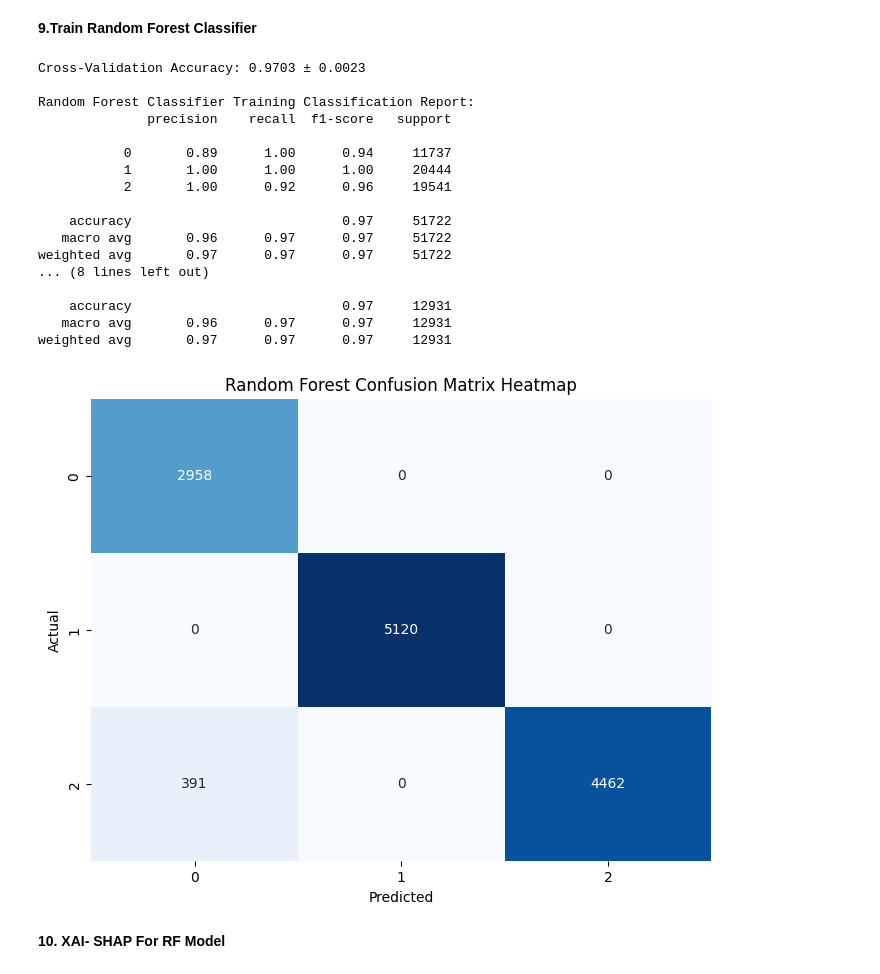
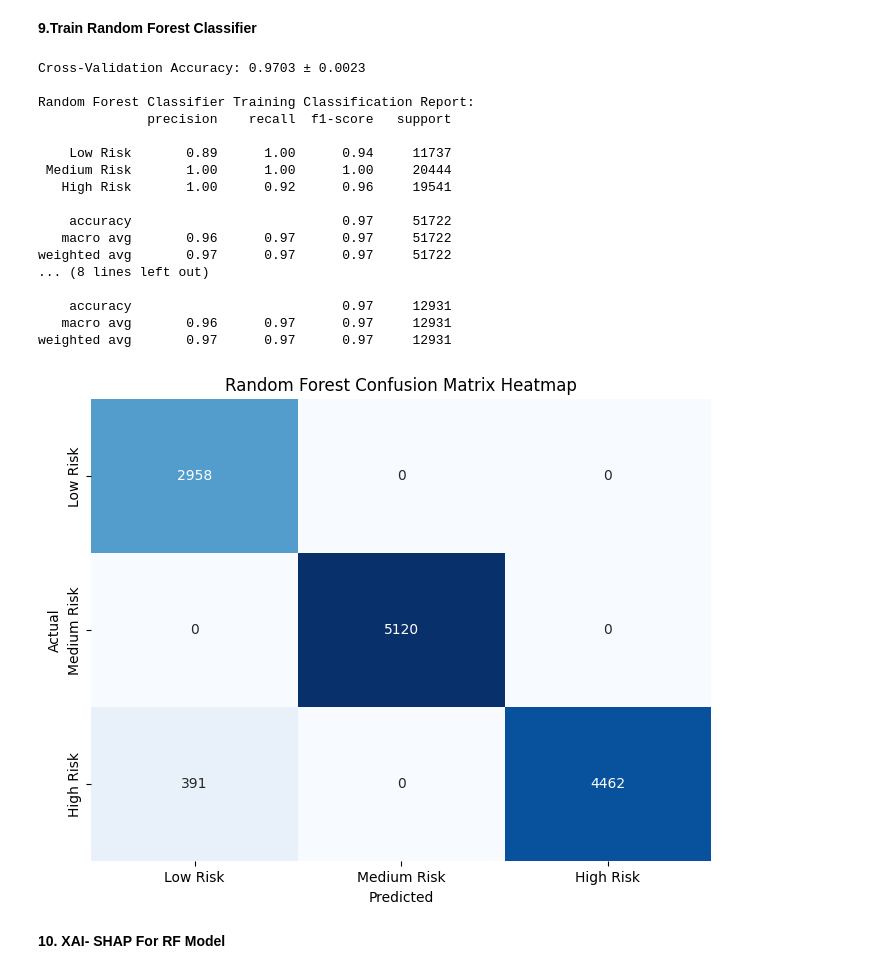
Before and after one commit to tharushaliyanagama/OralCancerEarlyDetection-DSGP, a Jupyter notebook: Model_Training.ipynb, the cells around one changed output. Drawn from its saved outputs; the diff is of its cells as text; code cells hidden in the pictures.

```diff
--- a/Model_Training.ipynb
+++ b/Model_Training.ipynb
@@ -210,13 +203,7 @@ with open('/content/drive/MyDrive/DSGP/New/X_train_scaled.pkl', 'wb') as file:
 # %% [markdown]
 **8. Train Decision Tree Classifier**
 # %%
-from sklearn.tree import DecisionTreeClassifier
-from sklearn.model_selection import cross_val_score
-from sklearn.metrics import classification_report, confusion_matrix
-import seaborn as sns
-import matplotlib.pyplot as plt
-
-#DT Model with Custom Hyperparameters
+# Decision Tree Classifier
 dt_model = DecisionTreeClassifier(
     criterion='gini',
     max_depth=4,
@@ -237,18 +224,22 @@ dt_model.fit(X_train_scaled, y_train)
 y_train_pred = dt_model.predict(X_train_scaled)
 y_test_pred = dt_model.predict(X_test_scaled)
 
+# Define target names
+target_names = ['Low Risk', 'Medium Risk', 'High Risk']
+
 # Classification Report for training data
 print("\nTraining Classification Report:")
-print(classification_report(y_train, y_train_pred))
+print(classification_report(y_train, y_train_pred,target_names=target_names))
 
 # Classification Report for testing data
 print("\nTesting Classification Report:")
-print(classification_report(y_test, y_test_pred))
+print(classification_report(y_test, y_test_pred,target_names=target_names))
 
 # Confusion matrix for testing data
 conf_matrix = confusion_matrix(y_test, y_test_pred)
 plt.figure(figsize=(8, 6))
-sns.heatmap(conf_matrix, annot=True, fmt="d", cmap="Blues", cbar=False)
+sns.heatmap(conf_matrix, annot=True, fmt="d", cmap="Blues", cbar=False,
+            xticklabels=target_names, yticklabels=target_names)
 plt.xlabel('Predicted')
 plt.ylabel('Actual')
 plt.title('Decision Tree Confusion Matrix Heatmap')
@@ -278,13 +269,7 @@ weighted avg       0.85      0.85      0.84     12931
 # %% [markdown]
 **9.Train Random Forest Classifier**
 # %%
-from sklearn.ensemble import RandomForestClassifier
-from sklearn.model_selection import cross_val_score
-from sklearn.metrics import classification_report, confusion_matrix
-import seaborn as sns
-import matplotlib.pyplot as plt
-
-#RF Model with Custom Hyperparameters
+# Random Forest Classifier
 rf_model = RandomForestClassifier(
     n_estimators=100,
     max_depth=3,
@@ -307,42 +292,42 @@ y_test_pred = rf_model.predict(X_test_scaled)
 
 # Classification Report for training data
 print("\nRandom Forest Classifier Training Classification Report:")
-print(classification_report(y_train, y_train_pred))
+print(classification_report(y_train, y_train_pred,target_names=target_names))
 
 # Classification Report for testing data
 print("\nRandom Forest Classifier Testing Classification Report:")
-print(classification_report(y_test, y_test_pred))
+print(classification_report(y_test, y_test_pred,target_names=target_names))
 
 # Confusion matrix for testing data
 conf_matrix = confusion_matrix(y_test, y_test_pred)
 plt.figure(figsize=(8, 6))
-sns.heatmap(conf_matrix, annot=True, fmt="d", cmap="Blues", cbar=False)
+sns.heatmap(conf_matrix, annot=True, fmt="d", cmap="Blues", cbar=False, xticklabels=target_names, yticklabels=target_names)
 plt.xlabel('Predicted')
 plt.ylabel('Actual')
 plt.title('Random Forest Confusion Matrix Heatmap')
 plt.show()
 
 with open('/content/drive/MyDrive/DSGP/New/Random_Forest_Classifier.pkl', 'wb') as file:
     pickle.dump(rf_model, file)
 # %% [output]
 Cross-Validation Accuracy: 0.9703 ± 0.0023
 
 Random Forest Classifier Training Classification Report:
               precision    recall  f1-score   support
 
-           0       0.89      1.00      0.94     11737
-           1       1.00      1.00      1.00     20444
-           2       1.00      0.92      0.96     19541
+    Low Risk       0.89      1.00      0.94     11737
+ Medium Risk       1.00      1.00      1.00     20444
+   High Risk       1.00      0.92      0.96     19541
 
     accuracy                           0.97     51722
    macro avg       0.96      0.97      0.97     51722
 weighted avg       0.97      0.97      0.97     51722
 ... (8 lines left out)
 
     accuracy                           0.97     12931
    macro avg       0.96      0.97      0.97     12931
 weighted avg       0.97      0.97      0.97     12931
-[figure, old version]
+[figure, new version]
 # %% [markdown]
 **10. XAI- SHAP For RF Model**
 # %% [markdown]
```
Also changed, not shown: parts of 6 cells of this notebook.
